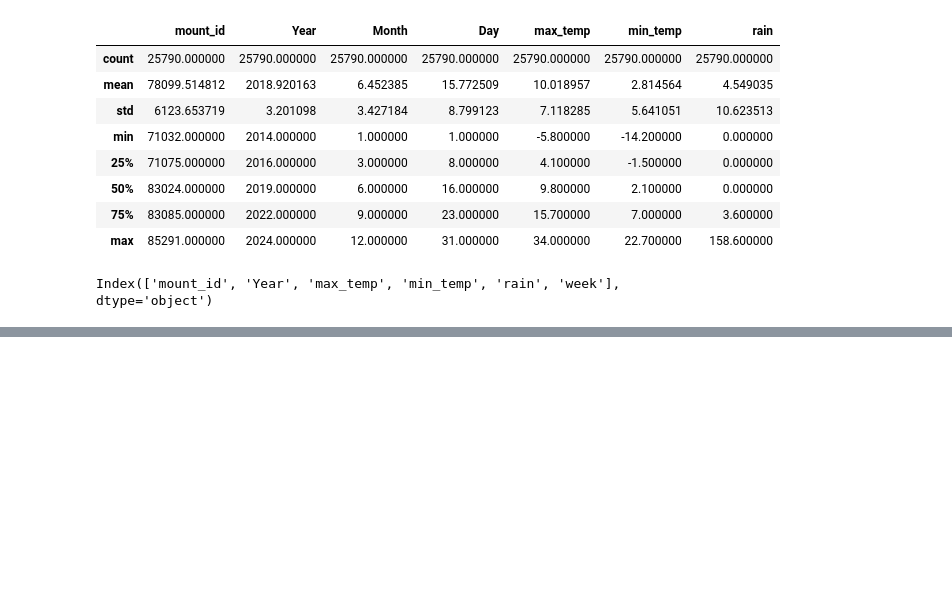
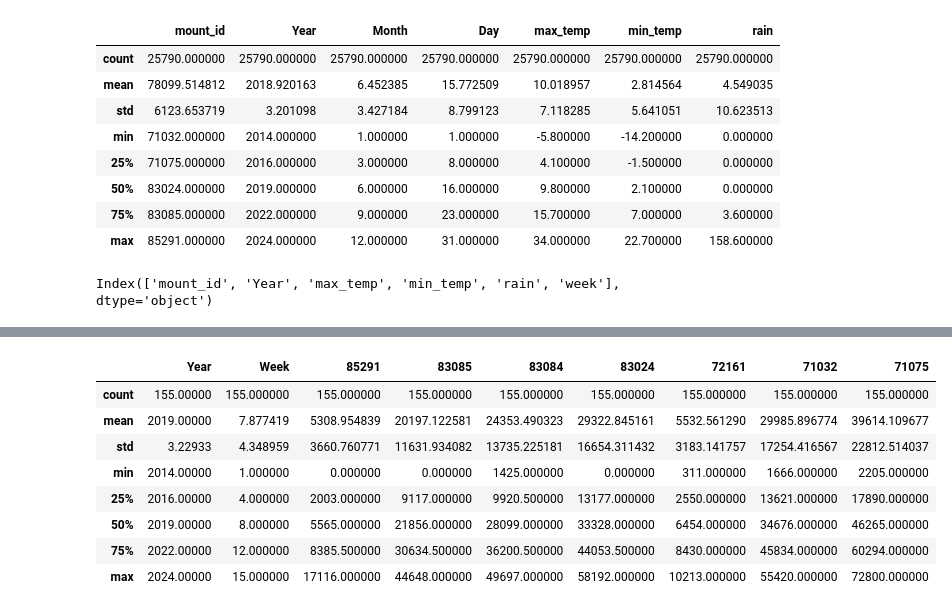
Before and after one commit to craizychicken/Datathon_2025, a Jupyter notebook: ski_holiday.ipynb, the cells around one changed output, grey strips where cells are left out. Cells and saved outputs as stored; diff of their text form; code cells hidden in the pictures; blank space fills up the shorter version.

```diff
--- a/ski_holiday.ipynb
+++ b/ski_holiday.ipynb
@@ -224,0 +239,13 @@ new_visit_df.to_csv("cleaned_visit_data.csv", index=False)
+# %%
+from sklearn.ensemble import IsolationForest
+
+X = new_visit_df[mountain_cols].apply(pd.to_numeric, errors='coerce')
+
+# simple imputation for missing values — median is robust
+X_imp = X.fillna(X.median())
+
+clf = IsolationForest(contamination=0.01, random_state=0)   # adjust contamination
+clf.fit(X_imp)
+new_visit_df['iso_outlier'] = clf.predict(X_imp) == -1
+
+clean_df = new_visit_df.loc[~new_visit_df['iso_outlier']].reset_index(drop=True)
@@ -224,0 +279,3 @@ new_visit_df.to_csv("cleaned_visit_data.csv", index=False)
+# %%
+new_visit_df.drop(new_visit_df[new_visit_df['iso_outlier'] == True].index, inplace=True)
+new_visit_df.drop(columns=['iso_outlier'], inplace=True)
@@ -224,0 +301,12 @@ new_visit_df.to_csv("cleaned_visit_data.csv", index=False)
+# %%
+new_visit_df.describe()
+# %% [output]
+|  | Year | Week | 85291 | 83085 | 83084 | 83024 | 72161 | 71032 | 71075 |
+| count | 155.00000 | 155.000000 | 155.000000 | 155.000000 | 155.000000 | 155.000000 | 155.000000 | 155.000000 | 155.000000 |
+| mean | 2019.00000 | 7.877419 | 5308.954839 | 20197.122581 | 24353.490323 | 29322.845161 | 5532.561290 | 29985.896774 | 39614.109677 |
+| std | 3.22933 | 4.348959 | 3660.760771 | 11631.934082 | 13735.225181 | 16654.311432 | 3183.141757 | 17254.416567 | 22812.514037 |
+| min | 2014.00000 | 1.000000 | 0.000000 | 0.000000 | 1425.000000 | 0.000000 | 311.000000 | 1666.000000 | 2205.000000 |
+| 25% | 2016.00000 | 4.000000 | 2003.000000 | 9117.000000 | 9920.500000 | 13177.000000 | 2550.000000 | 13621.000000 | 17890.000000 |
+| 50% | 2019.00000 | 8.000000 | 5565.000000 | 21856.000000 | 28099.000000 | 33328.000000 | 6454.000000 | 34676.000000 | 46265.000000 |
+| 75% | 2022.00000 | 12.000000 | 8385.500000 | 30634.500000 | 36200.500000 | 44053.500000 | 8430.000000 | 45834.000000 | 60294.000000 |
+| max | 2024.00000 | 15.000000 | 17116.000000 | 44648.000000 | 49697.000000 | 58192.000000 | 10213.000000 | 55420.000000 | 72800.000000 |
```
Also changed, not shown: parts of 5 cells of this notebook, 1 other file.
